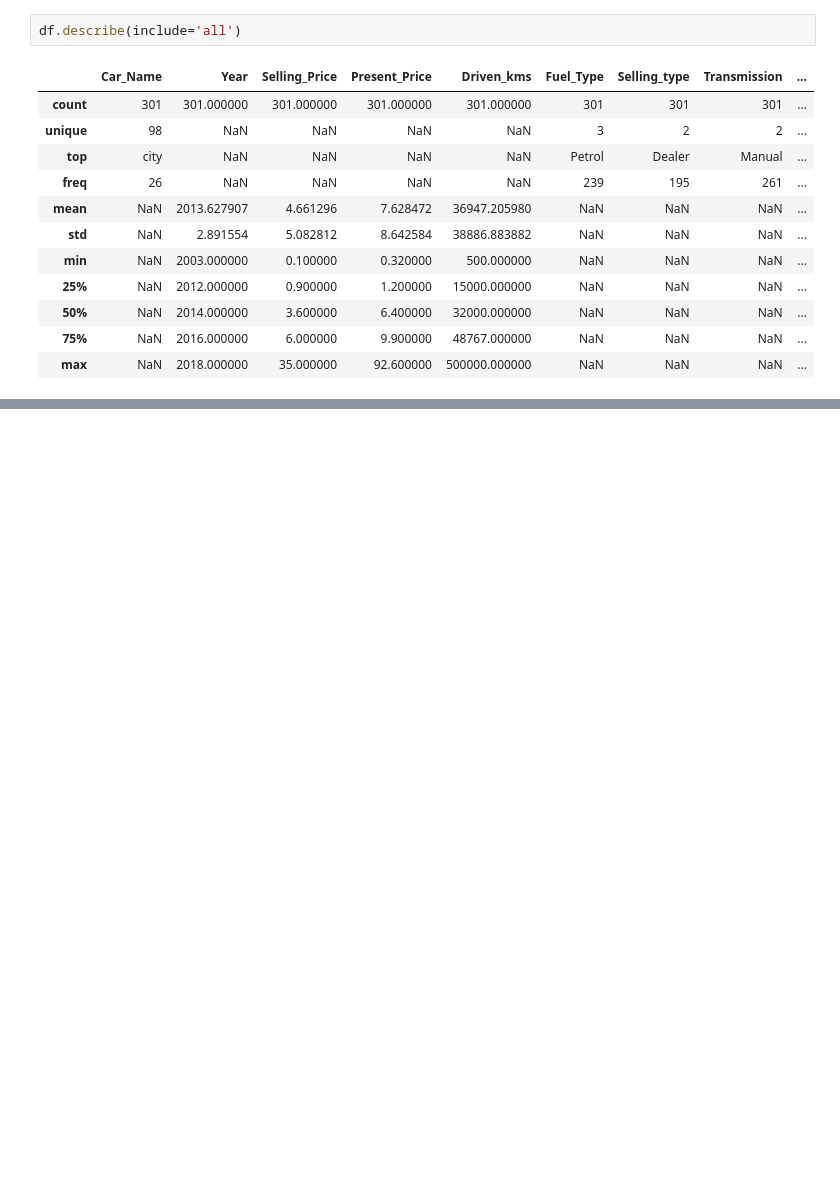
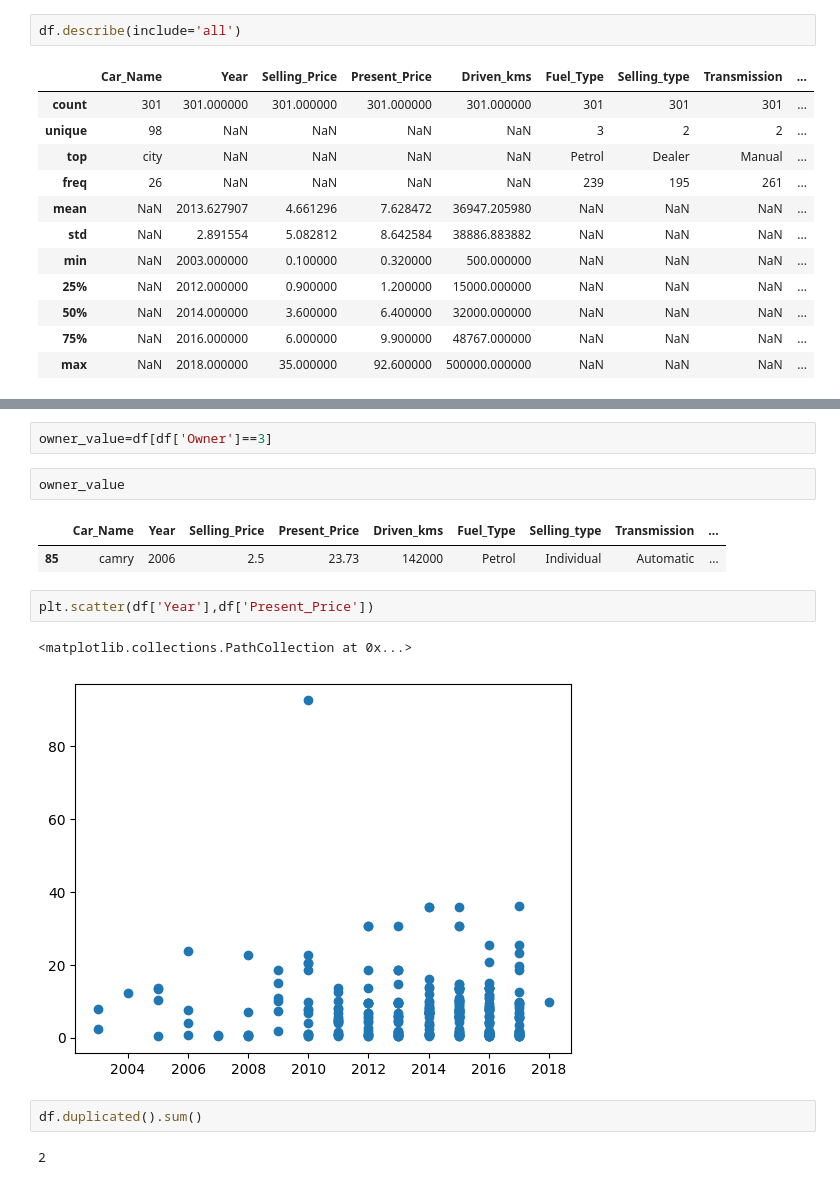
Before and after one commit to IMANETATA/CodeAlpha, a Jupyter notebook: Car Price Prediction.ipynb, the cells around one changed output, grey strips where cells are left out. Cells and saved outputs as stored; diff of their text form; blank space fills up the shorter version.

```diff
--- a/Car Price Prediction.ipynb
+++ b/Car Price Prediction.ipynb
@@ -60,0 +92,16 @@ df.describe(include='all')
+# %%
+owner_value=df[df['Owner']==3]
+# %%
+owner_value
+# %% [output]
+|  | Car_Name | Year | Selling_Price | Present_Price | Driven_kms | Fuel_Type | Selling_type | Transmission | ... |
+| 85 | camry | 2006 | 2.5 | 23.73 | 142000 | Petrol | Individual | Automatic | ... |
+# %%
+plt.scatter(df['Year'],df['Present_Price'])
+# %% [output]
+<matplotlib.collections.PathCollection at 0x...>
+[figure, added]
+# %%
+df.duplicated().sum()
+# %% [output]
+2
```
Also changed, not shown: parts of 6 cells of this notebook.
